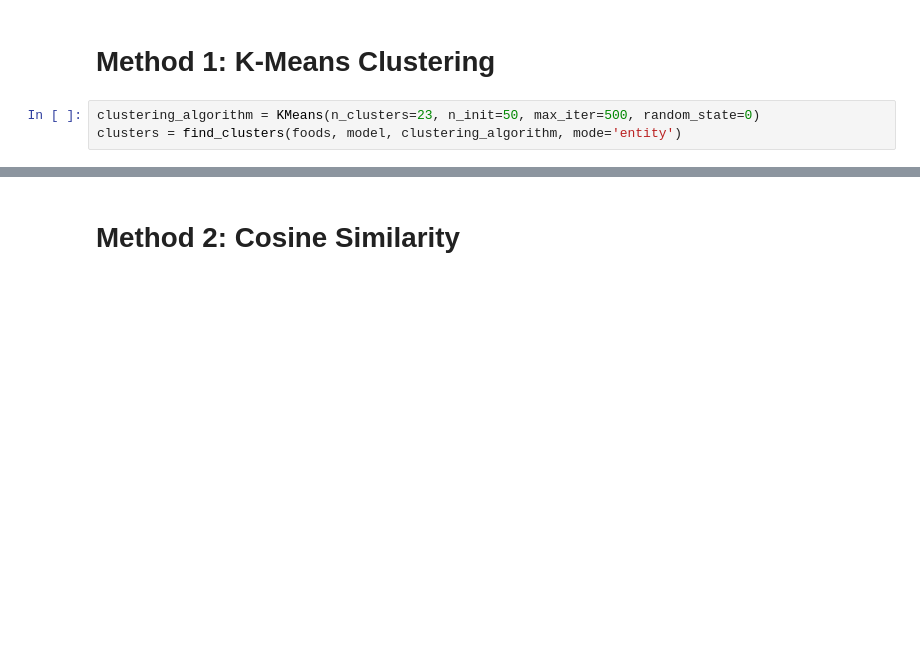
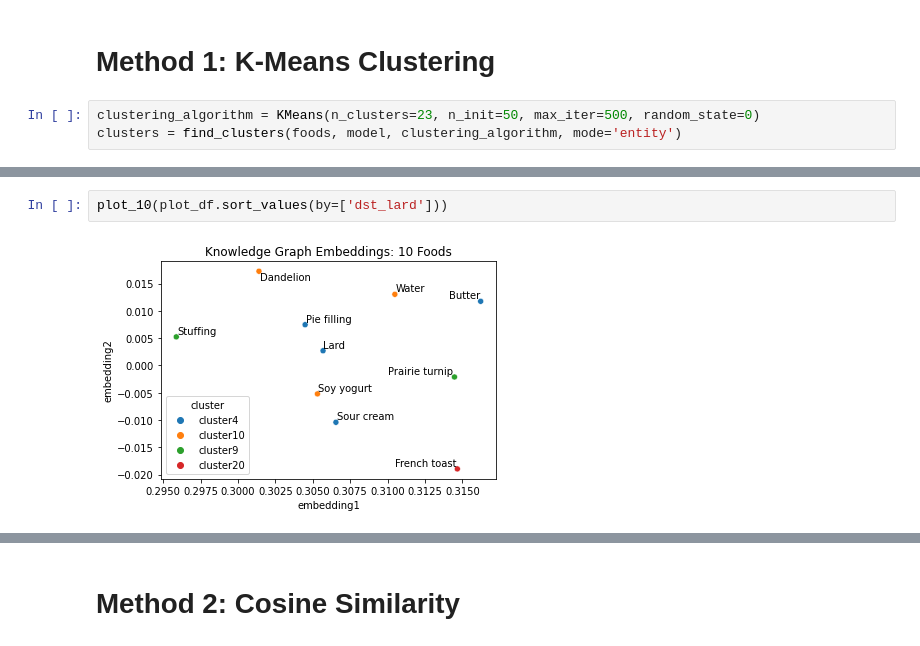
Before and after one commit to louismeeckers/um-healthy-food, a Jupyter notebook: foodb/bmkg_project.ipynb, the cells around one changed output, grey strips where cells are left out. Drawn from its saved outputs; the diff is of its cells as text; blank space fills up the shorter version.

```diff
--- a/foodb/bmkg_project.ipynb
+++ b/foodb/bmkg_project.ipynb
@@ -243,0 +278,4 @@ adjust_text(texts)
+# %%
+plot_10(plot_df.sort_values(by=['dst_lard']))
+# %% [output]
+[figure, added]
```
Also changed, not shown: parts of 29 cells of this notebook, 4 other files.
